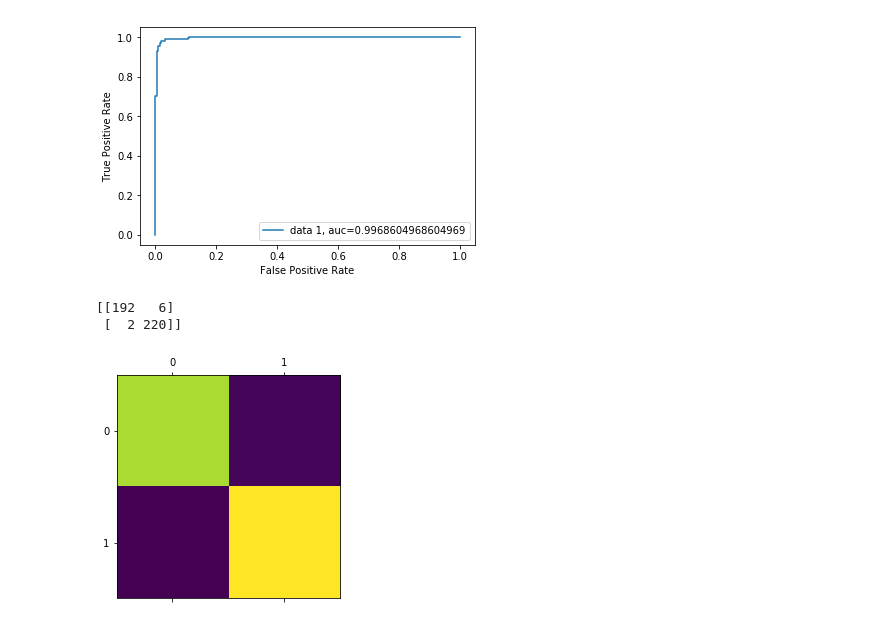
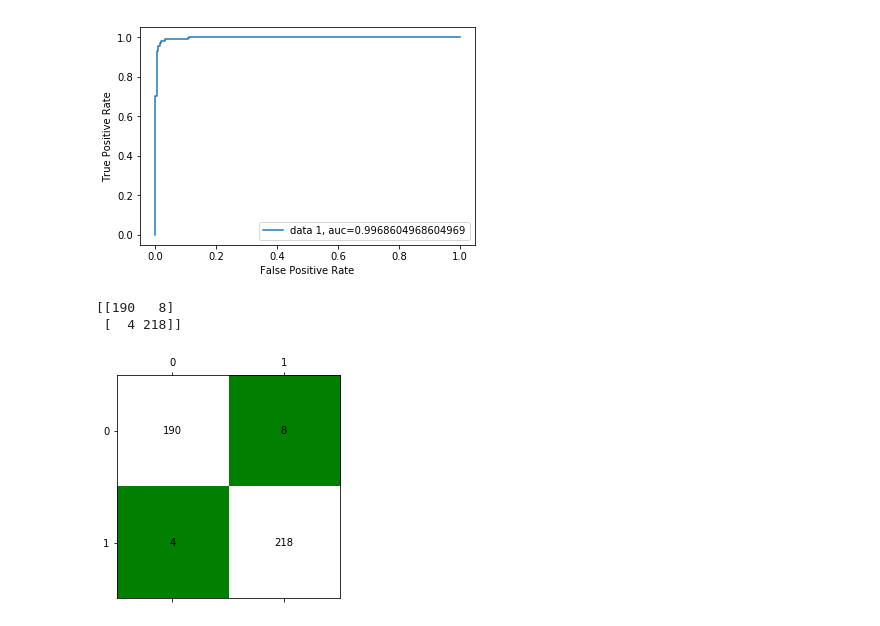
Before and after one commit to joshianuj/MachineLearningUltrasonicData, a Jupyter notebook: Neural network demo.ipynb, the cells around one changed output. Cells and saved outputs as stored; diff of their text form; code cells hidden in the pictures.

```diff
--- a/Neural network demo.ipynb
+++ b/Neural network demo.ipynb
@@ -12,18 +68,6 @@ wall_data_2 = pd.read_csv('./data/train/Wall_Collection/100cm_AS_00005.csv', hea
 
 predict_stopper_data = pd.read_csv('./data/predict/Stopper/100cm_AS_00003.csv', header=None)
 predict_wall_data = pd.read_csv('./data/predict/Wall_Collection/_80cm_AS_00002.csv', header=None)
-# %%
-def fft_from_data_frame(data_frame):
-    fs= 1e6
-    signal_set = []
-    for index, row in data_frame.iterrows():
-        fft_data = fft(row, n=row.size)/row.size
-        freq = fftfreq(row.size, d=1/fs)
-        cut_high_signal = np.abs(fft_data).copy()
-        cut_high_signal[(freq > 50000)] = 0
-        cut_high_signal[(freq < 30000)] = 0
-        signal_set.append(np.abs(cut_high_signal))
-    return signal_set
 # %%
 stopper_fft = fft_from_data_frame(stopper_data) + fft_from_data_frame(stopper_data_2)
 wall_fft = fft_from_data_frame(wall_data)+ fft_from_data_frame(wall_data_2)
@@ -35,16 +79,22 @@ predict_X = predict_stopper_fft + predict_wall_fft
 y_true = [0]*len(predict_stopper_fft) + [1]*len(predict_wall_fft)
 # %%
 #all files
-stopper_data = pd.read_csv('./data/all/Stopper_train_80_to_180.csv', header=None)
-wall_data = pd.read_csv('./data/all/Wall_Collection_train_80_to_180.csv', header=None)
-predict_stopper_data = pd.read_csv('./data/all/Stopper_predict_80_to_180.csv', header=None)
-predict_wall_data = pd.read_csv('./data/all/Wall_Collection_predict_80_to_180.csv', header=None)
+# stopper_data = pd.read_csv('./data/all/Stopper_train_80_to_180.csv', header=None)
+# wall_data = pd.read_csv('./data/all/Wall_Collection_train_80_to_180.csv', header=None)
+# predict_stopper_data = pd.read_csv('./data/all/Stopper_predict_80_to_180.csv', header=None)
+# predict_wall_data = pd.read_csv('./data/all/Wall_Collection_predict_80_to_180.csv', header=None)
+
+
+stopper_data = pd.read_csv('./final_data/Step_train_aggregate.csv', header=None)
+wall_data = pd.read_csv('./final_data/Wall_train_aggregate.csv', header=None)
+predict_stopper_data = pd.read_csv('./final_data/Step_predict_aggregate.csv', header=None)
+predict_wall_data = pd.read_csv('./final_data/Wall_predict_aggregate.csv', header=None)
 
 #get fft
 stopper_fft = fft_from_data_frame(stopper_data)
 wall_fft = fft_from_data_frame(wall_data)
 X = stopper_fft + wall_fft
-y = [0]*len(stopper_fft) + [1]*len(wall_fft)
+y = [11]*len(stopper_fft) + [2]*len(wall_fft)
 
 #predictions
 predict_stopper_fft = fft_from_data_frame(predict_stopper_data)
@@ -53,8 +103,9 @@ predict_X = predict_stopper_fft + predict_wall_fft
 y_true = [0]*len(predict_stopper_fft) + [1]*len(predict_wall_fft)
 # %%
 from sklearn.neural_network import MLPClassifier
-clf = MLPClassifier(solver='lbfgs', alpha=1e-5,hidden_layer_sizes=(2,), random_state=1)
+clf = MLPClassifier(solver='lbfgs', alpha=1e-5,hidden_layer_sizes=(7,), random_state=1)
 clf.fit(X, y)
-result = clf.predict(predict_X)
+print(len(predict_wall_fft[0]))
+result = clf.predict(predict_wall_fft)
 print(result)
 # %% [output]
@@ -85,15 +125,23 @@ plt.show()
 # %%
 y_pred = clf.predict(predict_X)
 
 # confusion metrics
 from sklearn.metrics import confusion_matrix
+from matplotlib.colors import ListedColormap
+cmap = ListedColormap(['g', 'w'])
+
 cm = confusion_matrix(y_true, y_pred)
-plt.matshow(cm)
+
+plt.matshow(cm, cmap=cmap)
+for i in range(len(cm)):
+    for j in range(len(cm[0])):
+        c = cm[j,i]
+        plt.text(i, j, str(c), va='center', ha='center')
 print(cm)
 # %% [output]
-[[192   6]
- [  2 220]]
+[[190   8]
+ [  4 218]]
-[figure, old version]
+[figure, new version]
 # %%
 for i in range(1,10):
     clf = MLPClassifier(solver='lbfgs', alpha=1e-5,hidden_layer_sizes=(i,), random_state=1)
```
Also changed, not shown: parts of 10 cells of this notebook, 19 other files.
